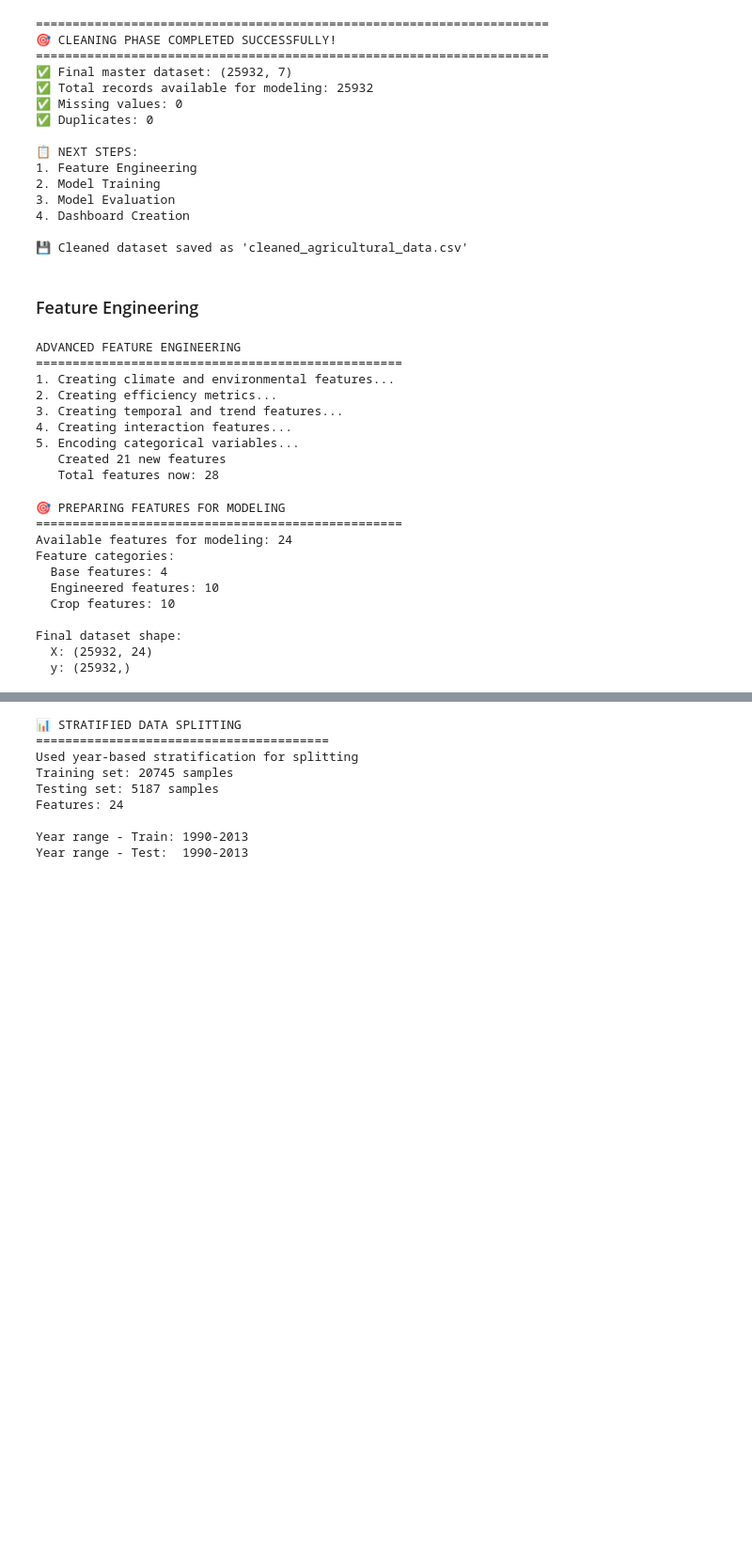
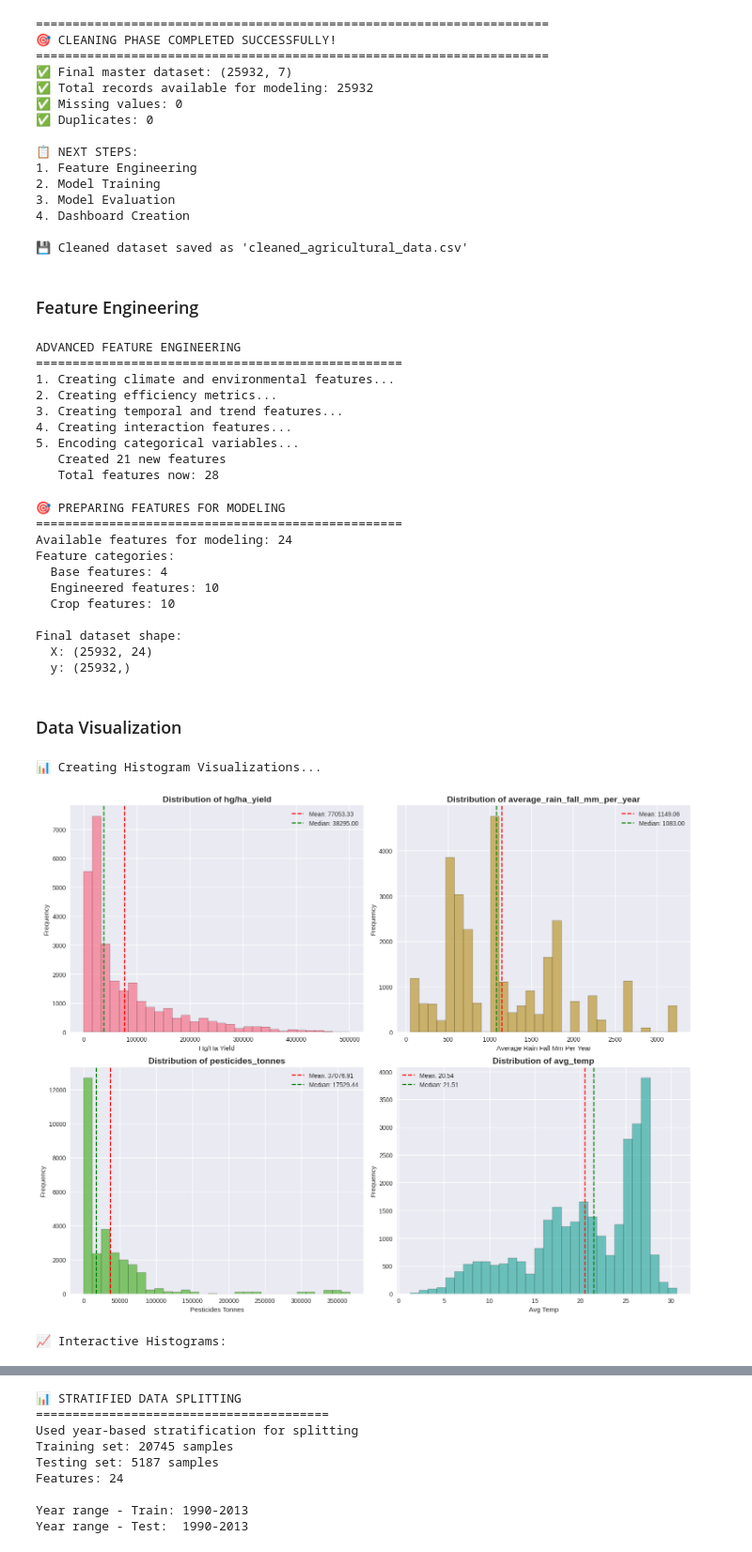
Before and after one commit to Atieng/crop-yield-predictor, a Jupyter notebook: index.ipynb, the cells around one changed output, grey strips where cells are left out. Shown at 94% size. Saved outputs shown, nothing was run; the diff lists cells and outputs as text; code cells hidden in the pictures; blank space fills up the shorter version.

Commit message:
Add data visualization

```diff
--- a/index.ipynb
+++ b/index.ipynb
@@ -635,3 +645,66 @@ Feature categories:
 Final dataset shape:
   X: (25932, 24)
   y: (25932,)
+# %% [markdown]
+### Data Visualization
+# %%
+import matplotlib.pyplot as plt
+import seaborn as sns
+import plotly.express as px
+import plotly.graph_objects as go
+from plotly.subplots import make_subplots
+import numpy as np
+
+# Set style for better visuals
+plt.style.use('seaborn-v0_8')
+sns.set_palette("husl")
+# %%
+def create_histograms(df):
+    """
+    Create histogram visualizations for numerical variable distributions
+    """
+    print("📊 Creating Histogram Visualizations...")
+
+    # Select numerical columns
+    numerical_cols = ['hg/ha_yield', 'average_rain_fall_mm_per_year', 'pesticides_tonnes', 'avg_temp']
+    available_numerical = [col for col in numerical_cols if col in df.columns]
+
+    fig, axes = plt.subplots(2, 2, figsize=(15, 12))
+    axes = axes.ravel()
+
+    for i, col in enumerate(available_numerical):
+        if i < 4:  # Ensure we don't exceed subplot count
+            # Matplotlib histogram
+            axes[i].hist(df[col].dropna(), bins=30, alpha=0.7, color=f'C{i}', edgecolor='black')
+            axes[i].set_title(f'Distribution of {col}', fontsize=14, fontweight='bold')
+            axes[i].set_xlabel(col.replace('_', ' ').title())
+            axes[i].set_ylabel('Frequency')
+
+            # Add statistics
+            mean_val = df[col].mean()
+            median_val = df[col].median()
+            axes[i].axvline(mean_val, color='red', linestyle='--', label=f'Mean: {mean_val:.2f}')
+            axes[i].axvline(median_val, color='green', linestyle='--', label=f'Median: {median_val:.2f}')
+            axes[i].legend()
+
+    # Hide empty subplots
+    for i in range(len(available_numerical), 4):
+        axes[i].set_visible(False)
+
+    plt.tight_layout()
+    plt.show()
+
+    # Interactive Plotly histograms
+    print("\n📈 Interactive Histograms:")
+    for col in available_numerical:
+        fig = px.histogram(df, x=col, title=f'Distribution of {col}',
+                          nbins=30, opacity=0.7,
+                          color_discrete_sequence=['#2e8b57'])
+        fig.show()
+
+# Run histogram analysis
+create_histograms(yield_df)
+# %% [output]
+📊 Creating Histogram Visualizations...
+[figure, added]
+📈 Interactive Histograms:
```
Also changed, not shown: parts of 11 cells of this notebook.
